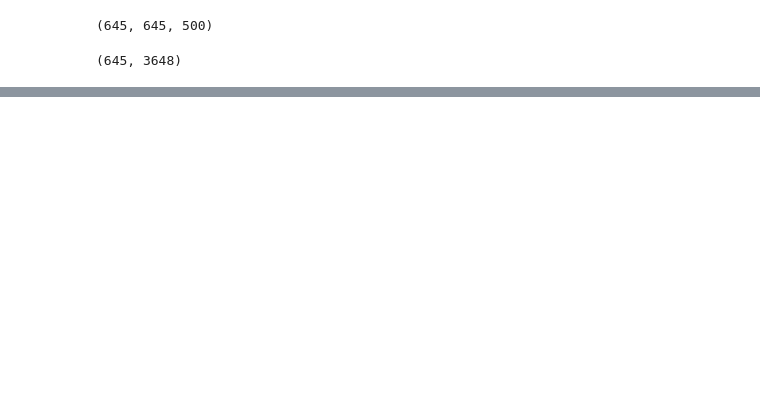
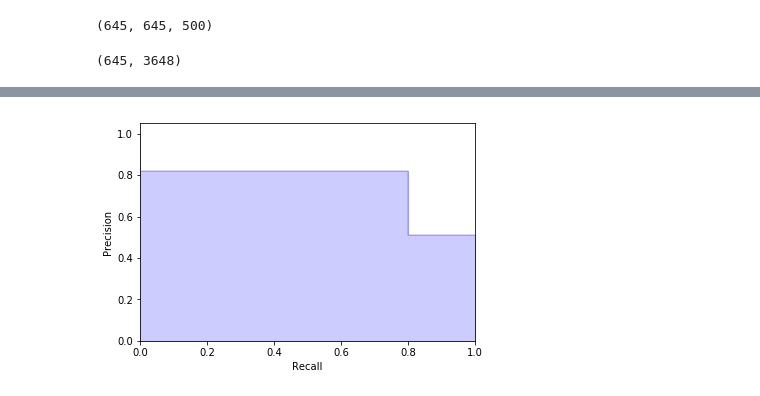
Before and after one commit to kbogas/graph-things, a Jupyter notebook: Untitled1.ipynb, the cells around one changed output, grey strips where cells are left out. Drawn from its saved outputs; the diff is of its cells as text; code cells hidden in the pictures; blank space fills up the shorter version.

```diff
--- a/Untitled1.ipynb
+++ b/Untitled1.ipynb
@@ -139,0 +362,13 @@ print("Average Accuracy after folds: ", sum(avg_ac)/FOLDS)
+# %%
+c=0
+for i, pair in tqdm.tqdm(enumerate(train_indices)):
+    flag = False
+    for j, pair2 in enumerate(test_indices):
+        if pair[0] == pair2[0] and pair[1] == pair2[1]:
+            print pair, y_train[i], pair2, y_test[j]
+            c +=1
+            break
+    #if flag
+            #print pair, y_train[i], pair2 y_test[j]
+            #break
+print c
@@ -139,0 +632,81 @@ print("Average Accuracy after folds: ", sum(avg_ac)/FOLDS)
+# %%
+train_indices, test_indices, y_train, y_test = split_dataset_multiclass(sparse_data,
+                                                train_size=1000,
+                                                test_size=1000)
+
+# remove ones(test indices) from tensor
+#for pair in test_indices:
+#    data[pair[0],pair[1], :] = 0
+    #both directions
+#    data[pair[1],pair[0], :] = 0
+classes = int((len(train_indices)/1000)/2) # divide by two as we train balanced (1, 0)
+print(classes)
+start = 0
+sample = 2*1000
+end = sample
+
+T = [lil_matrix(data[:, :, i]) for i in range(k)]
+Tc = [Ti.copy() for Ti in T]
+A, R = predict_rescal_als(Tc, isClass=True)
+#print(len(train_indices))
+# prepare input for svm
+X = []
+y = []
+for i in range(classes):
+    half = int(end - 1000)
+    for pair in train_indices[start:half]:
+        AR_1 = np.matmul(A[pair[0]], R[i])
+        AR_2 = np.matmul(A[pair[1]], R[i])
+        X.append(np.append(AR_1,AR_2))
+        y.append(1)
+    for pair in train_indices[half:end]:
+        AR_1 = np.matmul(A[pair[0]], R[i])
+        AR_2 = np.matmul(A[pair[1]], R[i])
+        X.append(np.append(AR_1,AR_2))
+        y.append(0)
+    start += sample
+    end += sample
+
+print(len(X))
+print(len(y))
+clf = svm.SVC()
+clf.fit(X, y)
+
+#prepare indices for prediction
+testX = []
+testY = []
+start = 0
+sample = 2*1000
+end = sample
+for i in range(classes):
+    half = int(end - 1000)
+    for pair in test_indices[start:half]:
+        AR_1 = np.matmul(A[pair[0]], R[i])
+        AR_2 = np.matmul(A[pair[1]], R[i])
+        testX.append(np.append(AR_1,AR_2))
+        testY.append(1)
+    for pair in test_indices[half:end]:
+        AR_1 = np.matmul(A[pair[0]], R[i])
+        AR_2 = np.matmul(A[pair[1]], R[i])
+        testX.append(np.append(AR_1,AR_2))
+        testY.append(0)
+    start += sample
+    end += sample
+predictions = clf.predict(testX)
+
+from sklearn.metrics import precision_recall_curve, accuracy_score
+import matplotlib.pyplot as plt
+precision, recall, _ = precision_recall_curve(predictions, testY)
+acs = accuracy_score(testY, predictions)
+plt.step(recall, precision, color='b', alpha=0.2,
+         where='post')
+plt.fill_between(recall, precision, step='post', alpha=0.2,
+                 color='b')
+
+plt.xlabel('Recall')
+plt.ylabel('Precision')
+plt.ylim([0.0, 1.05])
+plt.xlim([0.0, 1.0])
+plt.show()
+# %% [output]
+[figure, added]
```
Also changed, not shown: parts of 18 cells of this notebook.
